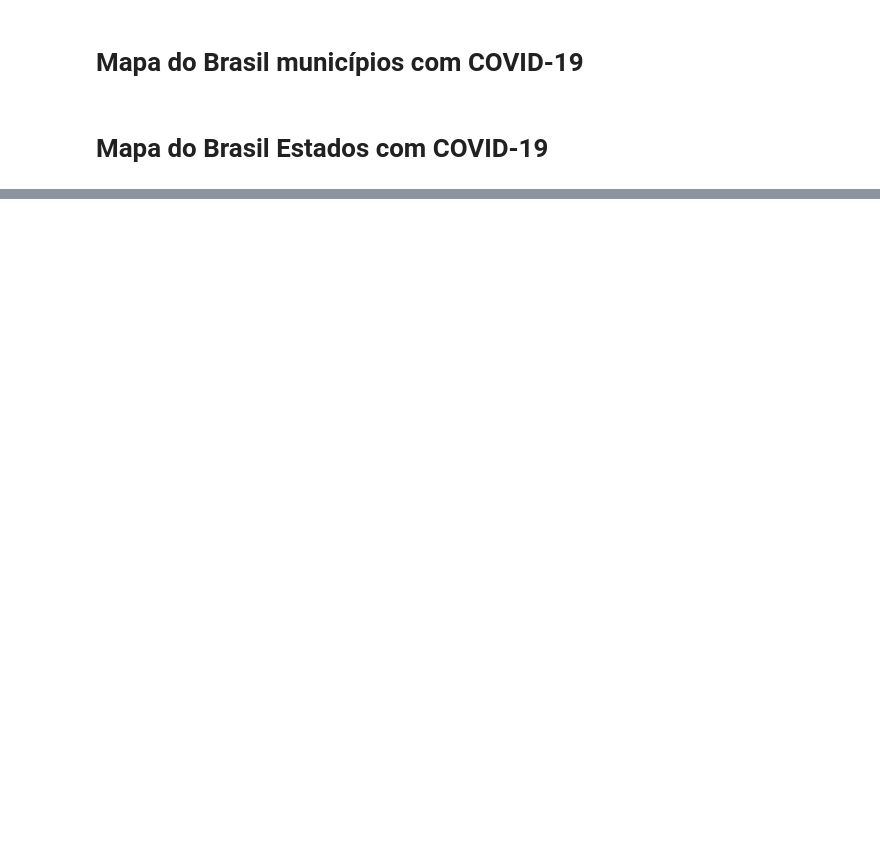
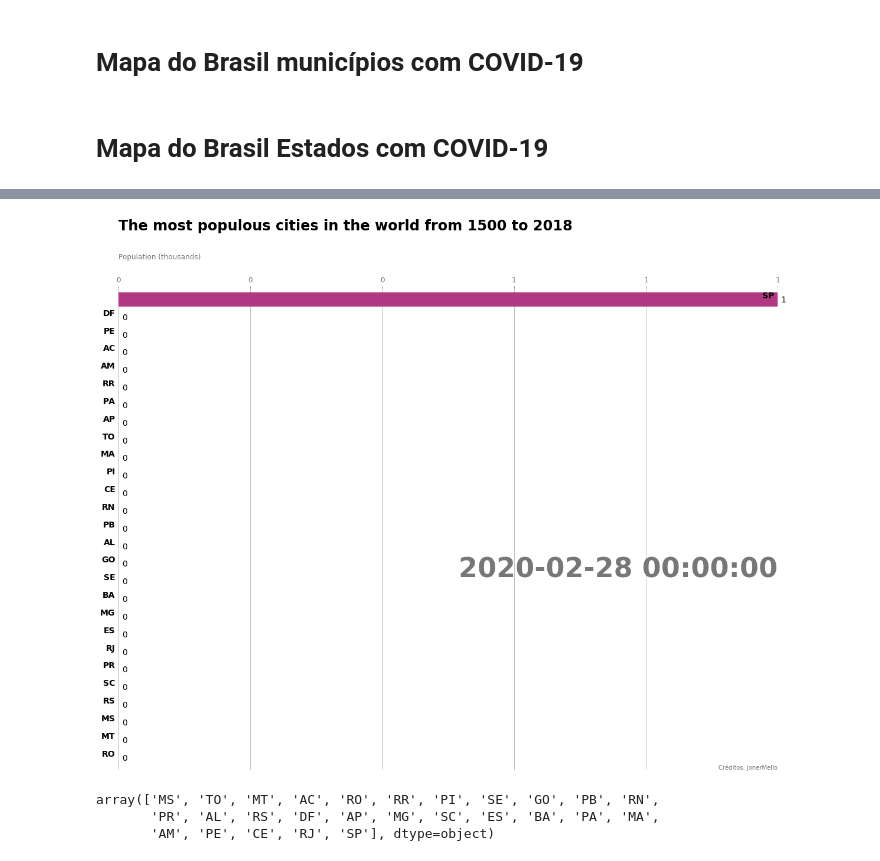
Before and after one commit to JonerMello/COVID19, a Jupyter notebook: COVID_19_Brasil.ipynb, the cells around one changed output, grey strips where cells are left out. Drawn from its saved outputs; the diff is of its cells as text; code cells hidden in the pictures; blank space fills up the shorter version.

Commit message:
Gráfico corrida de barras COVID-19

```diff
--- a/COVID_19_Brasil.ipynb
+++ b/COVID_19_Brasil.ipynb
@@ -972,0 +1058,18 @@ N
+# %%
+import matplotlib.animation as animation
+from IPython.display import HTML
+with plt.xkcd():
+    fig, ax = plt.subplots(figsize=(20, 15))
+    animator = animation.FuncAnimation(fig, draw_barchart, frames=pd.date_range(start='2020-02-28', end='2020-05-06'))
+#HTML(animator.to_jshtml())
+mywriter = animation.FFMpegWriter(fps=3)
+animator.save('covid-19BR.mp4', writer=mywriter)
+# or use animator.to_html5_video() or animator.save()
+# %% [output]
+[figure, added]
+# %%
+dff['sigla'].values
+# %% [output]
+array(['MS', 'TO', 'MT', 'AC', 'RO', 'RR', 'PI', 'SE', 'GO', 'PB', 'RN',
+       'PR', 'AL', 'RS', 'DF', 'AP', 'MG', 'SC', 'ES', 'BA', 'PA', 'MA',
+       'AM', 'PE', 'CE', 'RJ', 'SP'], dtype=object)
```
Also changed, not shown: parts of 21 cells of this notebook, 4 other files.
